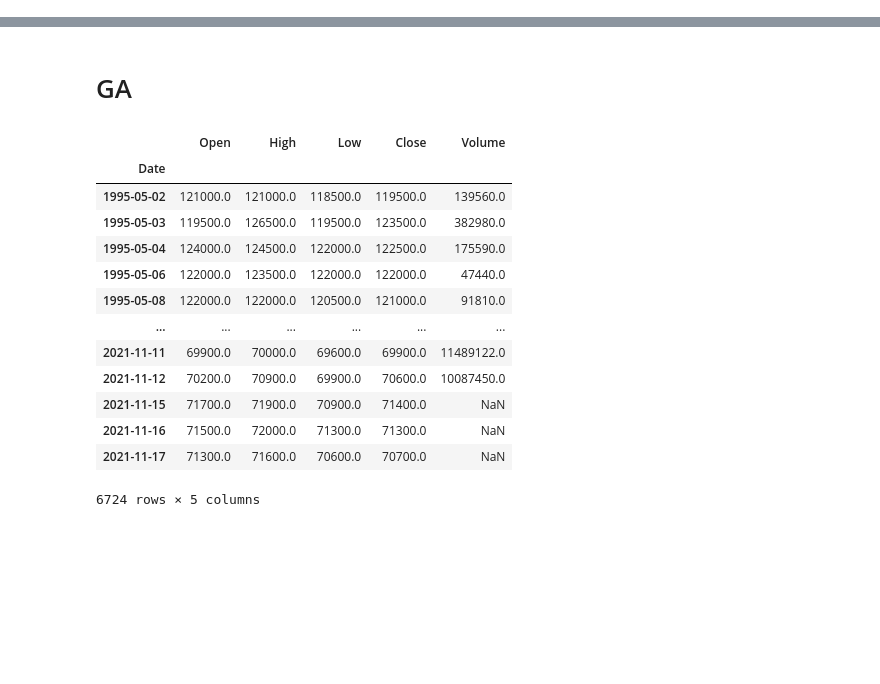
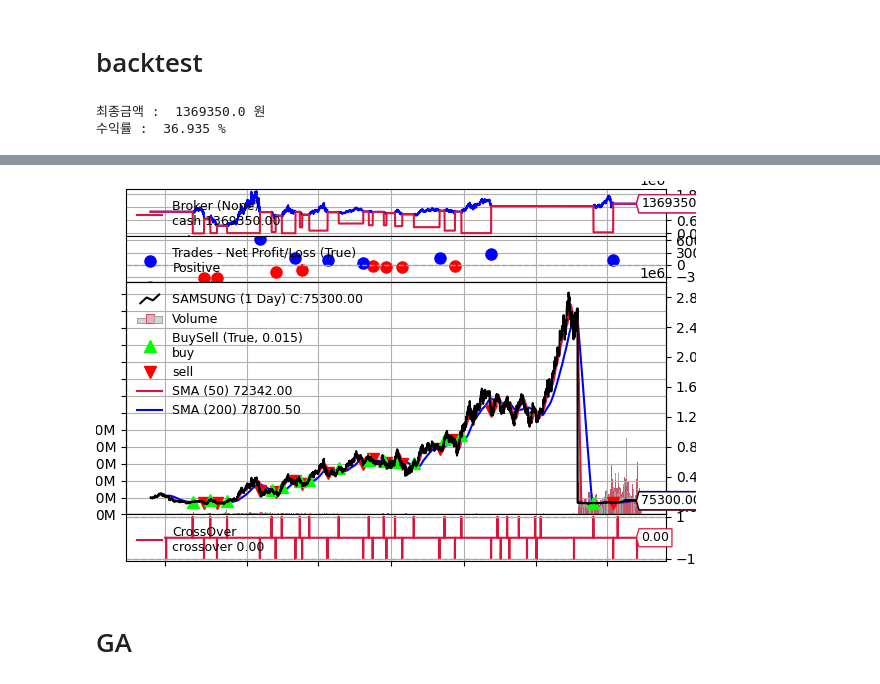
Before and after one commit to baeksumin/k-project, a Jupyter notebook: data_preprocessing/optimization.ipynb, the cells around one changed output, grey strips where cells are left out. Saved outputs shown, nothing was run; the diff lists cells and outputs as text; code cells hidden in the pictures; blank space fills up the shorter version.

```diff
--- a/data_preprocessing/optimization.ipynb
+++ b/data_preprocessing/optimization.ipynb
@@ -176,3 +170,0 @@ See the caveats in the documentation: https://pandas.pydata.org/pandas-docs/stab
-# %%
-samsung_bt = samsung_bt.replace(0, -1)
-samsung_bt
@@ -200,0 +189,2 @@ Successfully installed backtrader-1.9.76.123
+# %% [markdown]
+# backtest
@@ -200,0 +212,43 @@ Successfully installed backtrader-1.9.76.123
+# %%
+# 세레브로 (벡트레이더 엔진) 설정
+
+# 세레브로 가져오기
+cerebro = bt.Cerebro()
+
+# 데이터 가져오기
+data = bt.feeds.PandasData(dataname=df,name="SAMSUNG")
+
+
+# 데이터 추가하기
+cerebro.adddata(data)
+
+# 전략 추가하기
+cerebro.addstrategy(SmaCross1)
+
+# 브로커 설정
+cerebro.broker.setcash (1000000)
+
+# 매매 단위 설정
+cerebro.addsizer(bt.sizers.SizerFix, stake = 30) #한번에 30주 설정.
+# %%
+# 3. 세레브로 실행하기
+
+# 초기 투자금 가져오기
+init_cash = cerebro.broker.getvalue()
+
+# 세레브로 실행하기
+cerebro.run()
+
+# 최종 금액 가져오기
+final_cash = cerebro.broker.getvalue()
+
+print("최종금액 : ", final_cash, "원")
+print("수익률 : ", float(final_cash - init_cash)/float(init_cash) * 100., "%")
+print("\n")
+
+# 차트 출력하기
+cerebro.plot()[0][0].savefig('plot.png', dpi=100)
+display(Image(filename='plot.png'))
+# %% [output]
+최종금액 :  1369350.0 원
+수익률 :  36.935 %
@@ -201,21 +257,3 @@ Successfully installed backtrader-1.9.76.123
+[figure, added]
 # %% [markdown]
 # GA
-# %%
-df = samsung_bt.copy()
-df = df.drop(['OpenInterest'], axis = 1)
-df
-# %% [output]
-|  | Open | High | Low | Close | Volume |
-| Date |  |  |  |  |  |
-| 1995-05-02 | 121000.0 | 121000.0 | 118500.0 | 119500.0 | 139560.0 |
-| 1995-05-03 | 119500.0 | 126500.0 | 119500.0 | 123500.0 | 382980.0 |
-| 1995-05-04 | 124000.0 | 124500.0 | 122000.0 | 122500.0 | 175590.0 |
-| 1995-05-06 | 122000.0 | 123500.0 | 122000.0 | 122000.0 | 47440.0 |
-| 1995-05-08 | 122000.0 | 122000.0 | 120500.0 | 121000.0 | 91810.0 |
-| ... | ... | ... | ... | ... | ... |
-| 2021-11-11 | 69900.0 | 70000.0 | 69600.0 | 69900.0 | 11489122.0 |
-| 2021-11-12 | 70200.0 | 70900.0 | 69900.0 | 70600.0 | 10087450.0 |
-| 2021-11-15 | 71700.0 | 71900.0 | 70900.0 | 71400.0 | NaN |
-| 2021-11-16 | 71500.0 | 72000.0 | 71300.0 | 71300.0 | NaN |
-| 2021-11-17 | 71300.0 | 71600.0 | 70600.0 | 70700.0 | NaN |
-6724 rows × 5 columns
```
Also changed, not shown: parts of 36 cells of this notebook.
